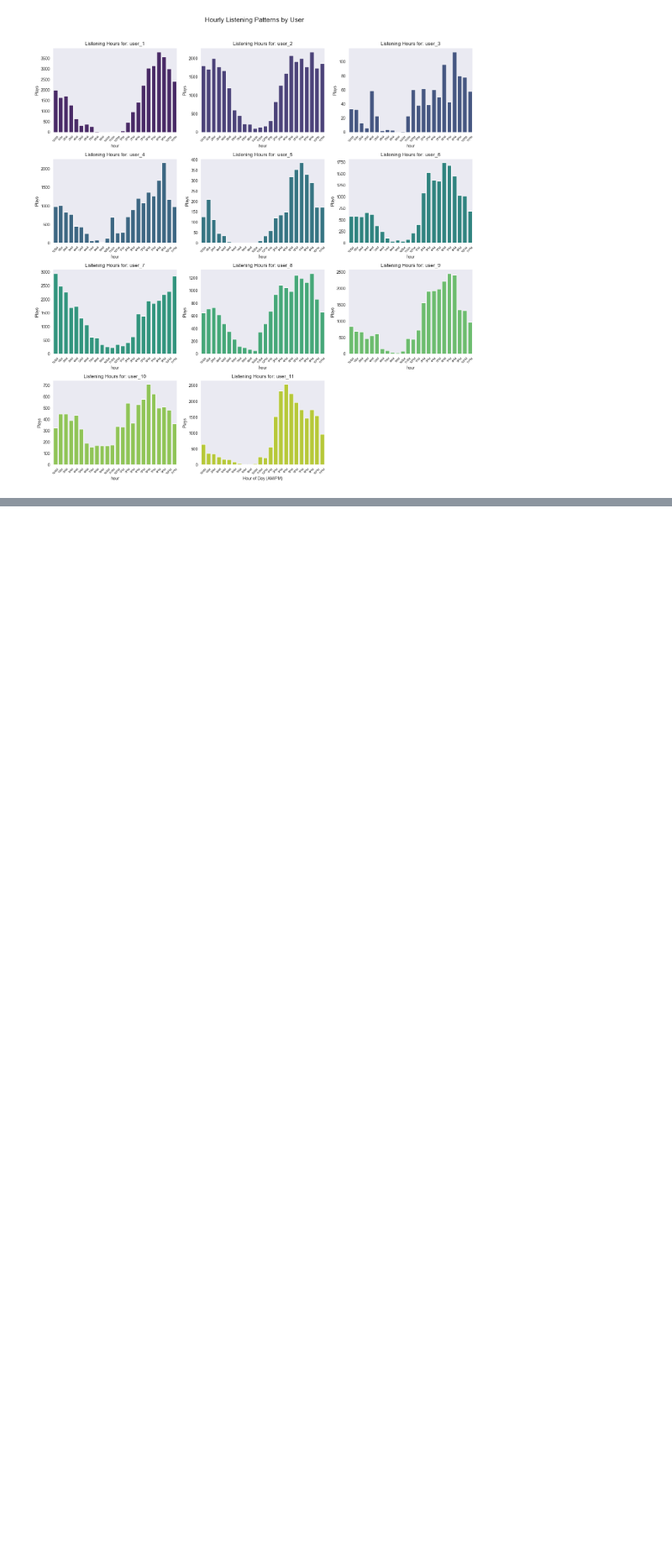
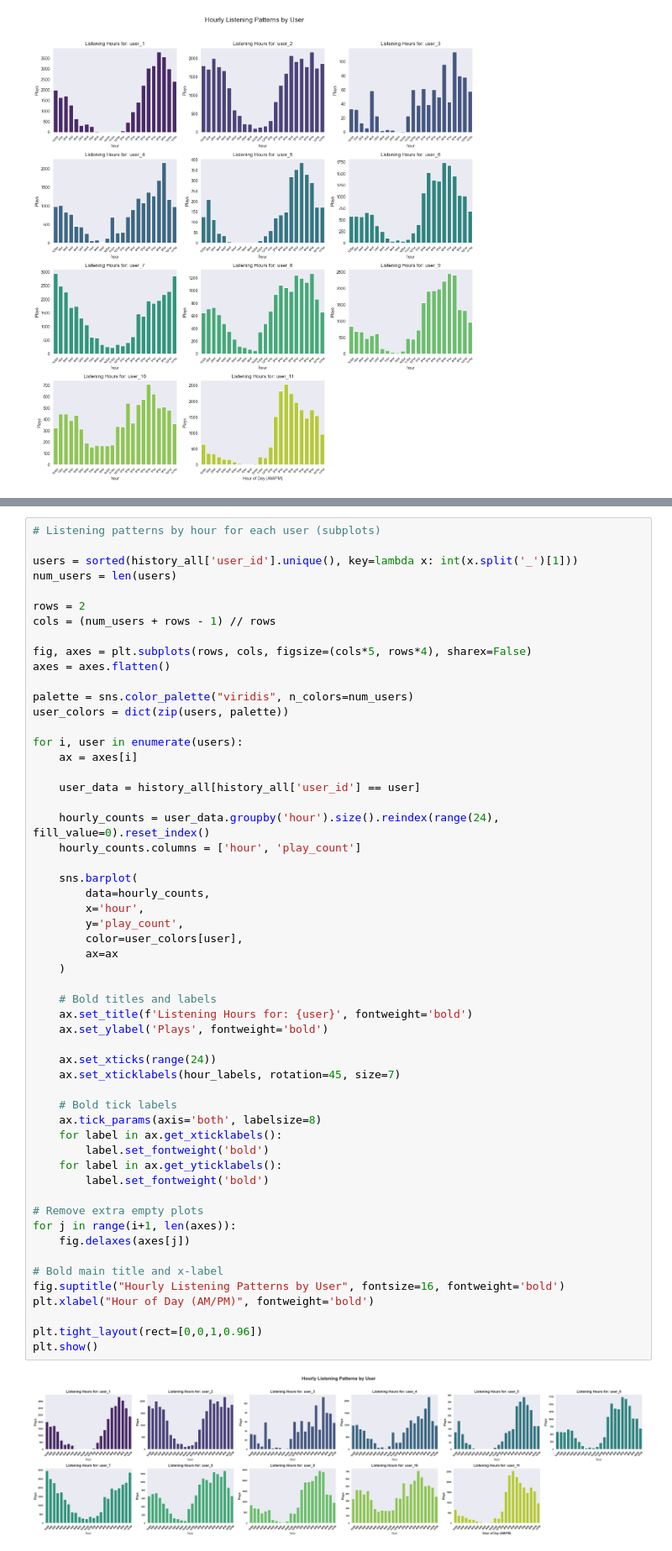
Before and after one commit to hjl-liz/spotify_project_group, a Jupyter notebook: team_red8_phase2_analysis.ipynb, the cells around one changed output, grey strips where cells are left out. Shown at 84% size. Saved outputs shown, nothing was run; the diff lists cells and outputs as text; blank space fills up the shorter version.

```diff
--- a/team_red8_phase2_analysis.ipynb
+++ b/team_red8_phase2_analysis.ipynb
@@ -820,3 +824,60 @@ plt.show()
+# %%
+# Listening patterns by hour for each user (subplots)
+
+users = sorted(history_all['user_id'].unique(), key=lambda x: int(x.split('_')[1]))
+num_users = len(users)
+
+rows = 2
+cols = (num_users + rows - 1) // rows
+
+fig, axes = plt.subplots(rows, cols, figsize=(cols*5, rows*4), sharex=False)
+axes = axes.flatten()
+
+palette = sns.color_palette("viridis", n_colors=num_users)
+user_colors = dict(zip(users, palette))
+
+for i, user in enumerate(users):
+    ax = axes[i]
+
+    user_data = history_all[history_all['user_id'] == user]
+
+    hourly_counts = user_data.groupby('hour').size().reindex(range(24), fill_value=0).reset_index()
+    hourly_counts.columns = ['hour', 'play_count']
+
+    sns.barplot(
+        data=hourly_counts,
+        x='hour',
+        y='play_count',
+        color=user_colors[user],
+        ax=ax
+    )
+
+    # Bold titles and labels
+    ax.set_title(f'Listening Hours for: {user}', fontweight='bold')
+    ax.set_ylabel('Plays', fontweight='bold')
+
+    ax.set_xticks(range(24))
+    ax.set_xticklabels(hour_labels, rotation=45, size=7)
+
+    # Bold tick labels
+    ax.tick_params(axis='both', labelsize=8)
+    for label in ax.get_xticklabels():
+        label.set_fontweight('bold')
+    for label in ax.get_yticklabels():
+        label.set_fontweight('bold')
+
+# Remove extra empty plots
+for j in range(i+1, len(axes)):
+    fig.delaxes(axes[j])
+
+# Bold main title and x-label
+fig.suptitle("Hourly Listening Patterns by User", fontsize=16, fontweight='bold')
+plt.xlabel("Hour of Day (AM/PM)", fontweight='bold')
+
+plt.tight_layout(rect=[0,0,1,0.96])
+plt.show()
+# %% [output]
+[figure, added]
 # %% [markdown]
 Listening activity is generally lower and decreasing during early morning hours (12-6sm) for most users, with a gradual increase starting around (7-9am). Peaks in listening occur in the afternoon and evening hours (2-9pm), suggesting that these times may be ideal for introducing new content or sending recommendations. Some users (i.e. user_10) show higher activity throughout the day, while others have more concentrated listening patterns. This shows variability in user behavior, which could inform personalized recommendation timing - like recommending "mood" or "time of day" based playlists. Late-night usage (2-3am) remains significant for certain users, suggesting an opportunity to target night-time listeners for specific genres or playlists.
 # %% [markdown]
```
Also changed, not shown: parts of 1 cell of this notebook.
